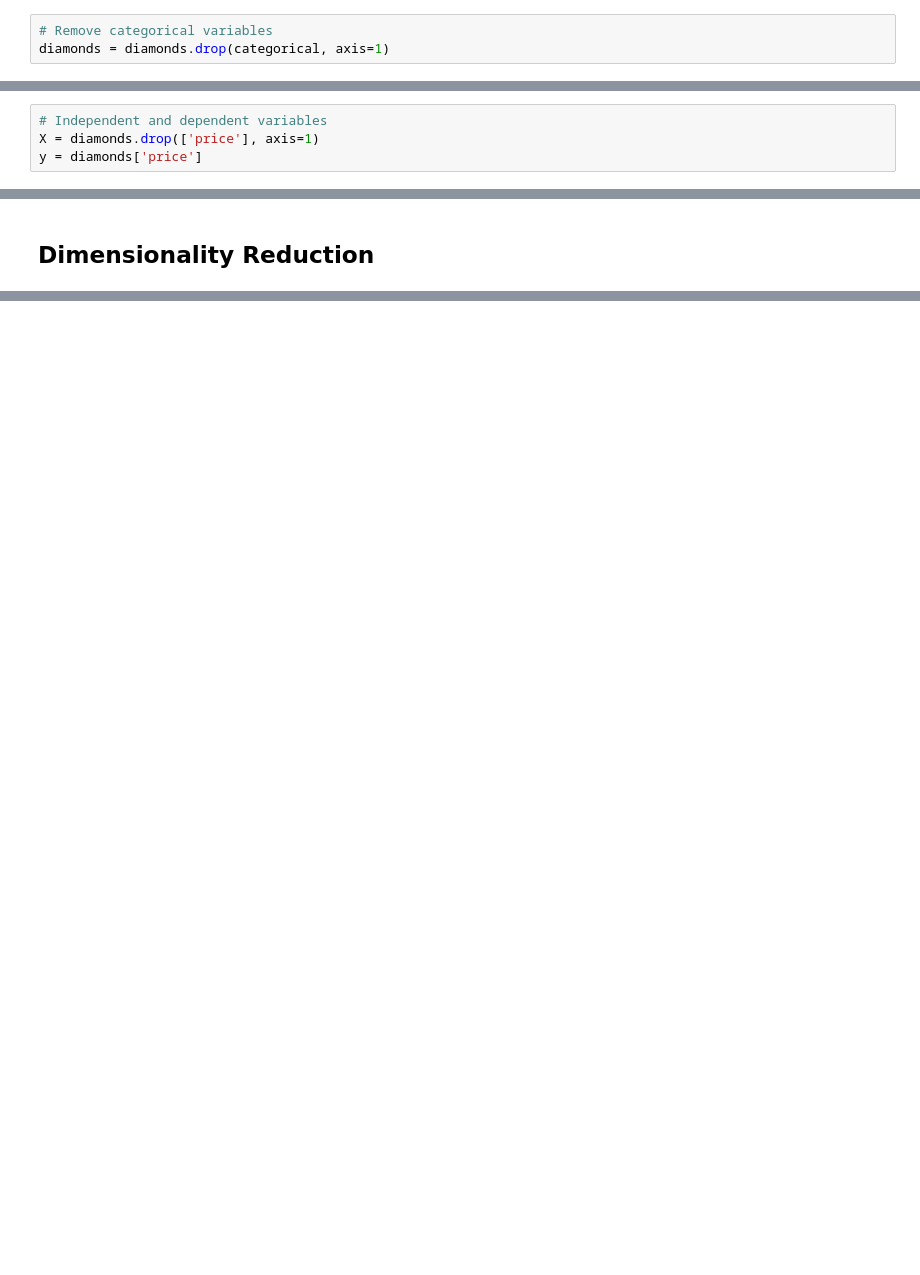
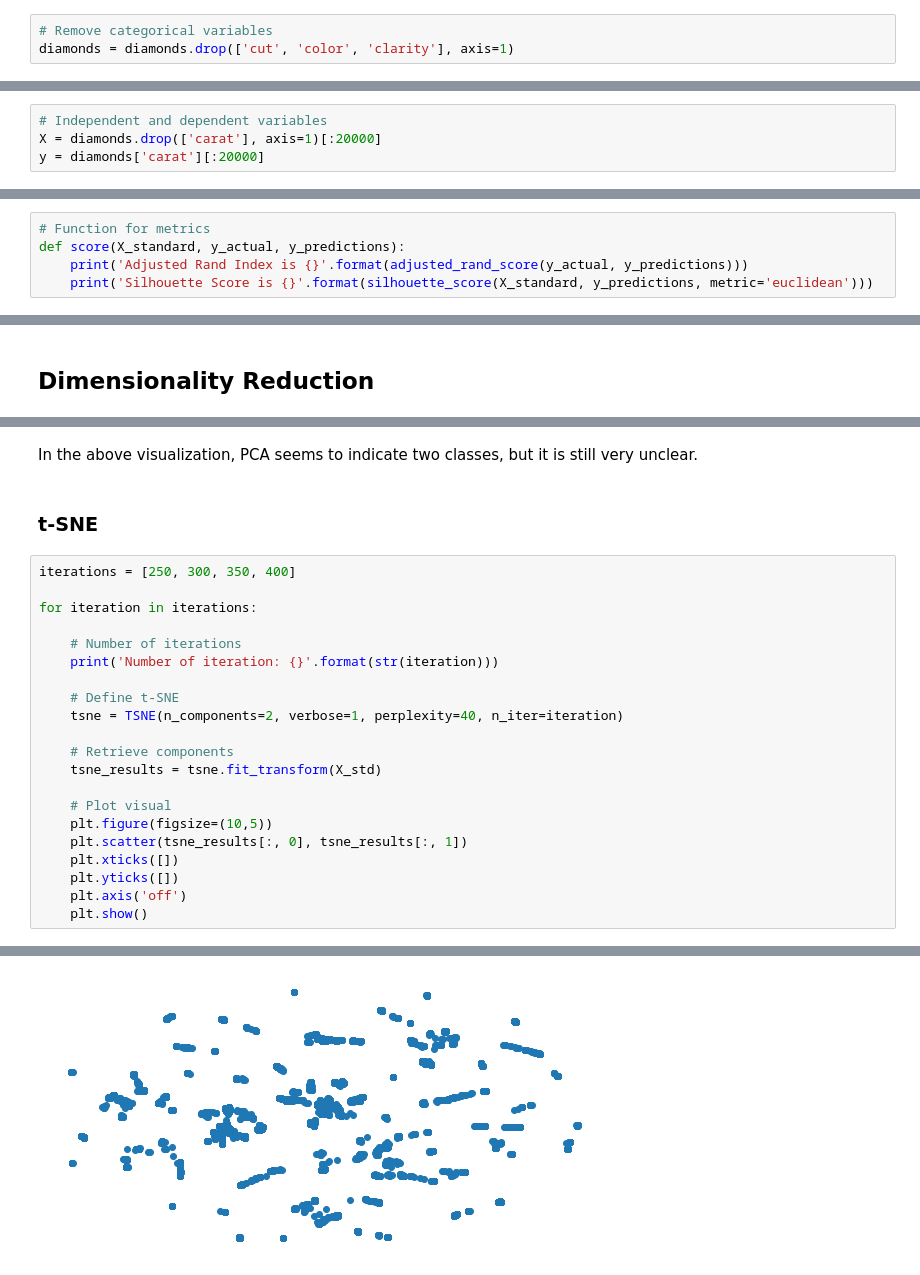
Before and after one commit to BenGriffith/data-science, a Jupyter notebook: exercises/unsupervised-learning-challenge.ipynb, the cells around one changed output, grey strips where cells are left out. Saved outputs shown, nothing was run; the diff lists cells and outputs as text; blank space fills up the shorter version.

```diff
--- a/exercises/unsupervised-learning-challenge.ipynb
+++ b/exercises/unsupervised-learning-challenge.ipynb
@@ -55,7 +50,7 @@ diamonds = pd.concat([diamonds, pd.get_dummies(diamonds['color'], drop_first=Tru
 diamonds = pd.concat([diamonds, pd.get_dummies(diamonds['clarity'], drop_first=True)], axis=1)
 # %%
 # Remove categorical variables
-diamonds = diamonds.drop(categorical, axis=1)
+diamonds = diamonds.drop(['cut', 'color', 'clarity'], axis=1)
 # %%
 diamonds.head()
 # %% [output]
@@ -68,7 +65,7 @@ diamonds.head()
 # %%
 # Independent and dependent variables
-X = diamonds.drop(['price'], axis=1)
-y = diamonds['price']
+X = diamonds.drop(['carat'], axis=1)[:20000]
+y = diamonds['carat'][:20000]
 # %%
 # Standardize
 scaler = StandardScaler()
@@ -77,0 +77,5 @@ X_std = scaler.fit_transform(X)
+# %%
+# Function for metrics
+def score(X_standard, y_actual, y_predictions):
+    print('Adjusted Rand Index is {}'.format(adjusted_rand_score(y_actual, y_predictions)))
+    print('Silhouette Score is {}'.format(silhouette_score(X_standard, y_predictions, metric='euclidean')))
@@ -79,0 +350,26 @@ X_std = scaler.fit_transform(X)
+# %% [markdown]
+In the above visualization, PCA seems to indicate two classes, but it is still very unclear.
+# %% [markdown]
+### t-SNE
+# %%
+iterations = [250, 300, 350, 400]
+
+for iteration in iterations:
+
+    # Number of iterations
+    print('Number of iteration: {}'.format(str(iteration)))
+
+    # Define t-SNE
+    tsne = TSNE(n_components=2, verbose=1, perplexity=40, n_iter=iteration)
+
+    # Retrieve components
+    tsne_results = tsne.fit_transform(X_std)
+
+    # Plot visual
+    plt.figure(figsize=(10,5))
+    plt.scatter(tsne_results[:, 0], tsne_results[:, 1])
+    plt.xticks([])
+    plt.yticks([])
+    plt.axis('off')
+    plt.show()
+# %% [output]
@@ -79,0 +393 @@ X_std = scaler.fit_transform(X)
+[figure, added]
```
Also changed, not shown: parts of 47 cells of this notebook.
